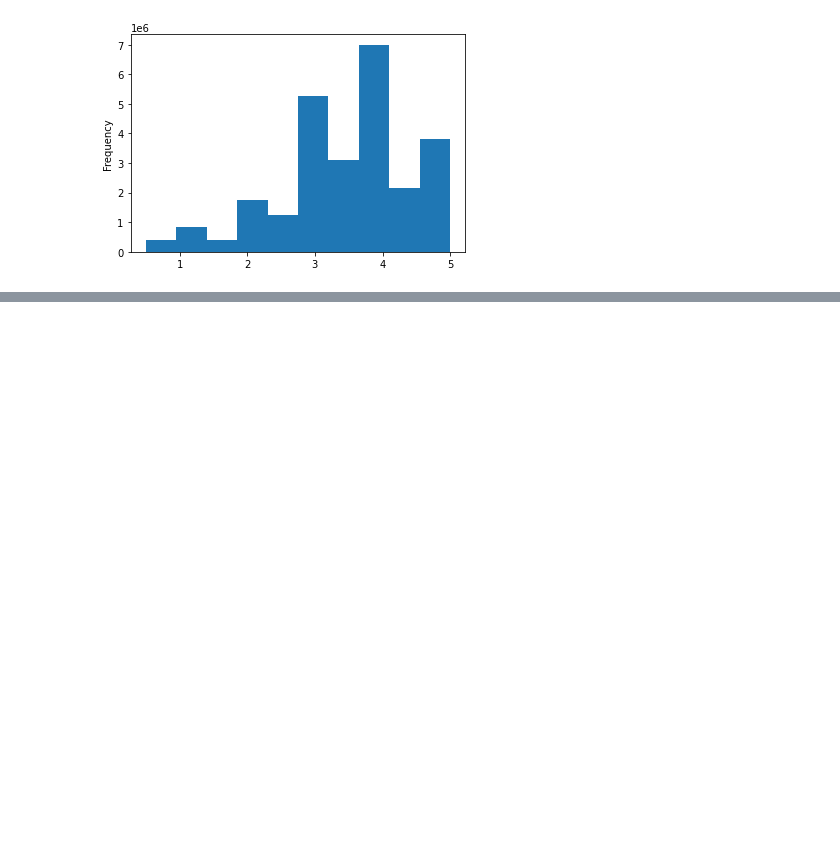
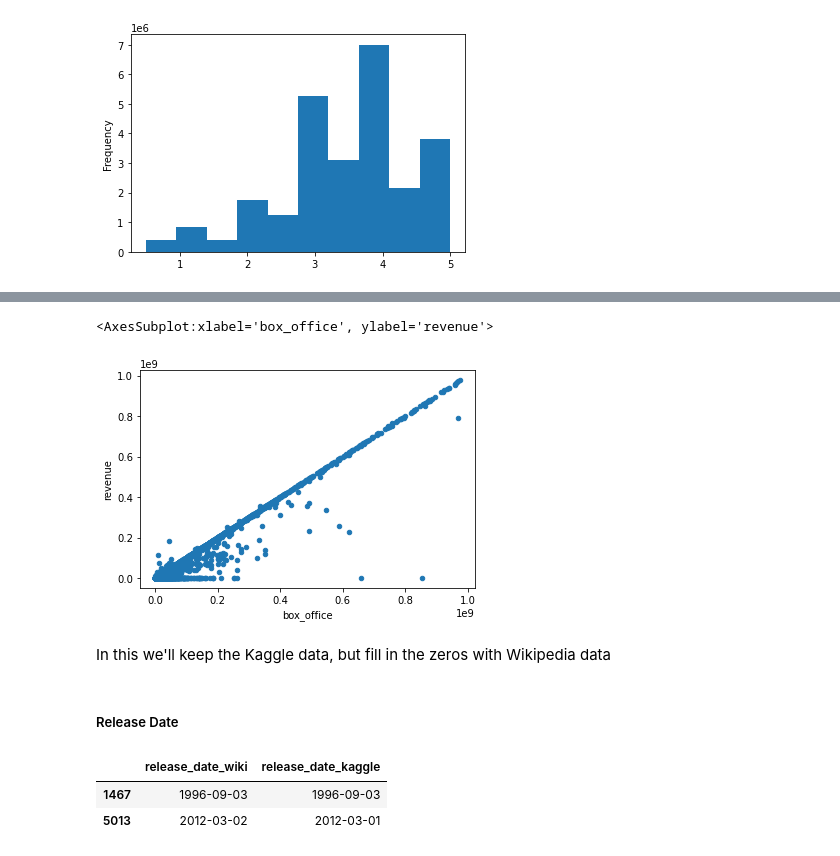
Before and after one commit to RebecaOsorio/Movies-ETL, a Jupyter notebook: ETL - Movies Rating.ipynb, the cells around one changed output, grey strips where cells are left out. Drawn from its saved outputs; the diff is of its cells as text; code cells hidden in the pictures; blank space fills up the shorter version.

```diff
--- a/ETL - Movies Rating.ipynb
+++ b/ETL - Movies Rating.ipynb
@@ -998,0 +1067,15 @@ Name: rating, dtype: float64
+# %%
+movies_df.fillna(0)[movies_df['box_office'] < 10**9].plot(x='box_office', y='revenue', kind='scatter')
+# %% [output]
+<AxesSubplot:xlabel='box_office', ylabel='revenue'>
+[figure, added]
+# %% [markdown]
+In this we'll keep the Kaggle data, but fill in the zeros with Wikipedia data
+# %% [markdown]
+##### Release Date
+# %%
+movies_df[['release_date_wiki','release_date_kaggle']].sample(n=2)
+# %% [output]
+|  | release_date_wiki | release_date_kaggle |
+| 1467 | 1996-09-03 | 1996-09-03 |
+| 5013 | 2012-03-02 | 2012-03-01 |
```
Also changed, not shown: parts of 56 cells of this notebook.
